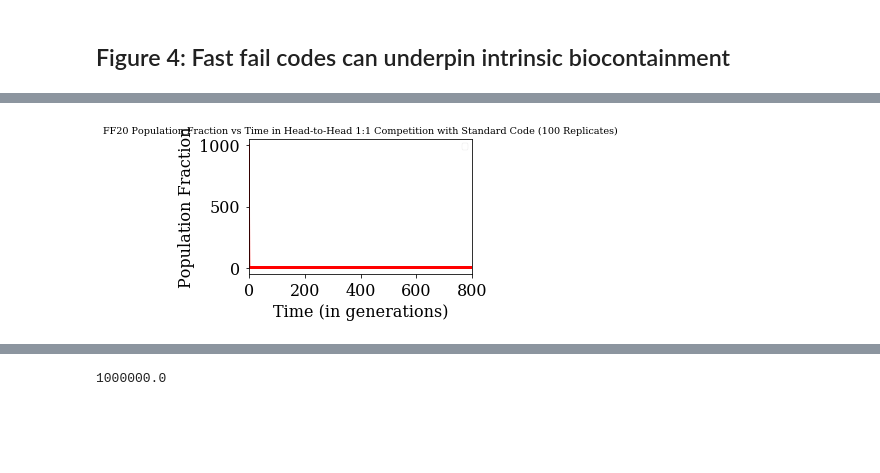
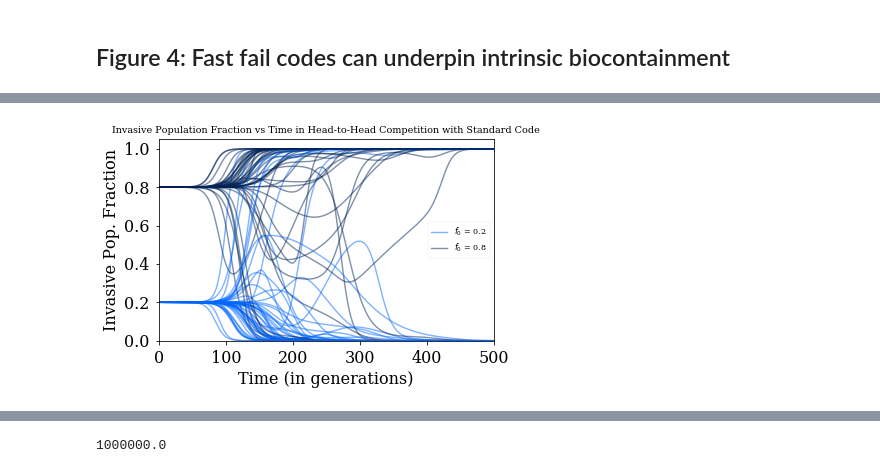
Before and after one commit to EndyLab/codon-tables, a Jupyter notebook: notebooks/fast_fail_figs.ipynb, the cells around one changed output, grey strips where cells are left out. Saved outputs shown, nothing was run; the diff lists cells and outputs as text; code cells hidden in the pictures; blank space fills up the shorter version.

```diff
--- a/notebooks/fast_fail_figs.ipynb
+++ b/notebooks/fast_fail_figs.ipynb
@@ -756,24 +756,24 @@ DF = pd.DataFrame()
 # ]
 # lin filenames
 filenames = [
-#     '/home/jonathan/Lab/ATD/codon-tables/data/manuscript/N=1e6_b=1_l=2/SC_vs_SC_lin_contour_0/output/2018-04-12_SC_vs_SC_lin_contour_0_concatenated.pickle', # vs SC lin
+    '/home/jonathan/Lab/ATD/codon-tables/data/manuscript/N=1e6_b=1_l=2/SC_vs_SC_lin_contour_0/output/2018-04-12_SC_vs_SC_lin_contour_0_concatenated.pickle', # vs SC lin
 #     '/home/jonathan/Lab/ATD/codon-tables/data/manuscript/N=1e6_b=1_l=2/SC_vs_Colorado_lin_contour_0/output/2018-04-12_SC_vs_Colorado_lin_contour_0_concatenated.pickle', # vs colorado lin
 #     '/home/jonathan/Lab/ATD/codon-tables/data/manuscript/N=1e6_b=1_l=2/SC_vs_FF20_lin_contour_0/output/2018-04-12_SC_vs_FF20_lin_contour_0_concatenated.pickle', # vs FF20 lin
-    '/home/jonathan/Lab/ATD/codon-tables/data/manuscript/N=1e6_b=1_l=2/SC_vs_FF16_lin_contour_0/output/2018-04-12_SC_vs_FF16_lin_contour_0_concatenated.pickle', # vs FF16 lin
-    '/home/jonathan/Lab/ATD/codon-tables/data/manuscript/N=1e6_b=1_l=2/SC_vs_RED20_lin_contour_0/output/2018-04-12_SC_vs_RED20_lin_contour_0_concatenated.pickle', # vs RED20 lin
-    '/home/jonathan/Lab/ATD/codon-tables/data/manuscript/N=1e6_b=1_l=2/SC_vs_RED14_lin_contour_0/output/2018-04-12_SC_vs_RED14_lin_contour_0_concatenated.pickle', # vs RED14
-#     '/home/jonathan/Lab/ATD/codon-tables/data/manuscript/N=1e6_b=1_l=2/SC_vs_PROMISC20_lin_contour_1/output/2018-04-12_SC_vs_PROMISC20_lin_contour_1_concatenated.pickle', # vs PROMISC20
-#     '/home/jonathan/Lab/ATD/codon-tables/data/manuscript/N=1e6_b=1_l=2/SC_vs_PROMISC14_lin_contour_1/output/2018-04-12_SC_vs_PROMISC14_lin_contour_1_concatenated.pickle', # vs PROMISC14
+#     '/home/jonathan/Lab/ATD/codon-tables/data/manuscript/N=1e6_b=1_l=2/SC_vs_FF16_lin_contour_0/output/2018-04-12_SC_vs_FF16_lin_contour_0_concatenated.pickle', # vs FF16 lin
+#     '/home/jonathan/Lab/ATD/codon-tables/data/manuscript/N=1e6_b=1_l=2/SC_vs_RED20_lin_contour_0/output/2018-04-12_SC_vs_RED20_lin_contour_0_concatenated.pickle', # vs RED20 lin
+#     '/home/jonathan/Lab/ATD/codon-tables/data/manuscript/N=1e6_b=1_l=2/SC_vs_RED14_lin_contour_0/output/2018-04-12_SC_vs_RED14_lin_contour_0_concatenated.pickle', # vs RED14
+#     '/home/jonathan/Lab/ATD/codon-tables/data/manuscript/N=1e6_b=1_l=2/SC_vs_PROMISC20_lin_contour_0/output/2018-04-13_SC_vs_PROMISC20_lin_contour_0_concatenated.pickle', # vs PROMISC20
+#     '/home/jonathan/Lab/ATD/codon-tables/data/manuscript/N=1e6_b=1_l=2/SC_vs_PROMISC14_lin_contour_1/output/2018-04-13_SC_vs_PROMISC14_lin_contour_1_concatenated.pickle', # vs PROMISC14
 ]
 # get dataframes
+dfs = []
 for file in filenames:
     with open(file, 'rb') as handle:
-        df = pickle.load(handle)
-        DF = pd.concat([DF, df], copy=False)
+        dfs.append(pickle.load(handle))
+DF = pd.concat(dfs, copy=False)
 # %%
-# show individual traces
-def tracer(DF, code):
-    plt.figure()
+# 4a: show individual traces
+def tracer(DF, code, linestyle='-', color=None, label=None):
     df = DF.loc[DF['code'] == code]
     sims = set(df['sim'])
     colordict = {
@@ -784,36 +784,76 @@ def tracer(DF, code):
         'RED20' : 'purple',
         'RED14' : 'brown'
     }
+    if color == None: color = colordict[code]
     for sim in sims:
         lildf = df.loc[df['sim'] == sim]
         t = lildf['time']
-        x = lildf['popfrac']
+        x = lildf['popfrac'] / 1e6
         label = code if sim == 0 else ''
-        plt.plot(t, x*1e6, color=colordict[code], alpha=0.3, label=label)
-    return plt.gcf()
-# get index of N_0 closest to 1:1
-ind = np.argmin(np.abs(1 - DF['N_0']/(1e3)).values)
-n_0 = DF['N_0'].iloc[ind]
+        plt.plot(t, x*1e6, linestyle, color=color, alpha=0.7, label=label)
 
 # set figure options
 labelsize=16
-width = 4
+width = 6
 height = width / 1.618
+alpha = 0.5
+
+# define blue shades
+dark_blue = '#002255'
+light_blue = '#0066ff'
+
+# define low and high popfrac
+lowfrac = 0.2
+highfrac = 0.8
+
+# define linestyles and colorshades
+linestyle = {
+    str(lowfrac): ('-', light_blue),
+    str(highfrac): ('-', dark_blue)
+}
 
 plt.rc('font', family='serif')
 plt.rc('xtick', labelsize=labelsize)
 plt.rc('ytick', labelsize=labelsize)
 plt.rc('axes', labelsize=labelsize)
 
-df = DF.loc[DF['N_0']==n_0]
-fig = tracer(df, 'Colorado')
-# plt.ylim([0,1.05])
-plt.xlim([0,800])
-plt.title('FF20 Population Fraction vs Time in Head-to-Head 1:1 Competition with Standard Code (100 Replicates)')
+# plot traces
+# 4a: show individual traces
+df = DF.loc[DF['N_0'].map(lambda n_0: n_0/1e6 in [lowfrac, highfrac])]
+sims = list(set(df['sim']))
+shuffle(sims)
+label_small = True
+label_large = True
+for sim in sims:
+    if (sim % 2) == 0:
+        lildf = df.loc[df['sim'] == sim]
+        n_0 = lildf['N_0'][0]/1e6
+        line, color = linestyle[str(n_0)]
+        if n_0 == lowfrac:
+            if label_small:
+                label = r'$f_0$ = {0}'.format(lowfrac)
+                label_small = False
+            else:
+                label = ''
+        else:
+            if label_large:
+                label = r'$f_0$ = {0}'.format(highfrac)
+                label_large = False
+            else:
+                label = ''
+        plt.plot(lildf['time'], lildf['popfrac'], line, label=label, color=color, alpha=alpha)
+
+plt.ylim([0,1.05])
+plt.xlim([0,500])
+# plt.yticks([0, 0.25, 0.5, 0.75, 1])
+plt.title('Invasive Population Fraction vs Time in Head-to-Head Competition with Standard Code')
 plt.xlabel('Time (in generations)')
-plt.ylabel('Population Fraction')
+plt.ylabel('Invasive Pop. Fraction')
 plt.legend()
+fig = plt.gcf()
+ax = plt.gca()
 fig.set_size_inches(width, height)
-# plt.savefig('/home/jonathan/Lab/Fast Fail/Figures/Figure 4/4a_individual_traces.svg')
+# ax.set_xscale("log")
+plt.savefig('/home/jonathan/Lab/Fast Fail/Figures/Figure 4/4a_individual_traces.svg')
 plt.show()
 # %% [output]
@@ -821 +860 @@ No handles with labels found to put in legend.
-[figure, old version]
+[figure, new version]
```
Also changed, not shown: parts of 12 cells of this notebook.
